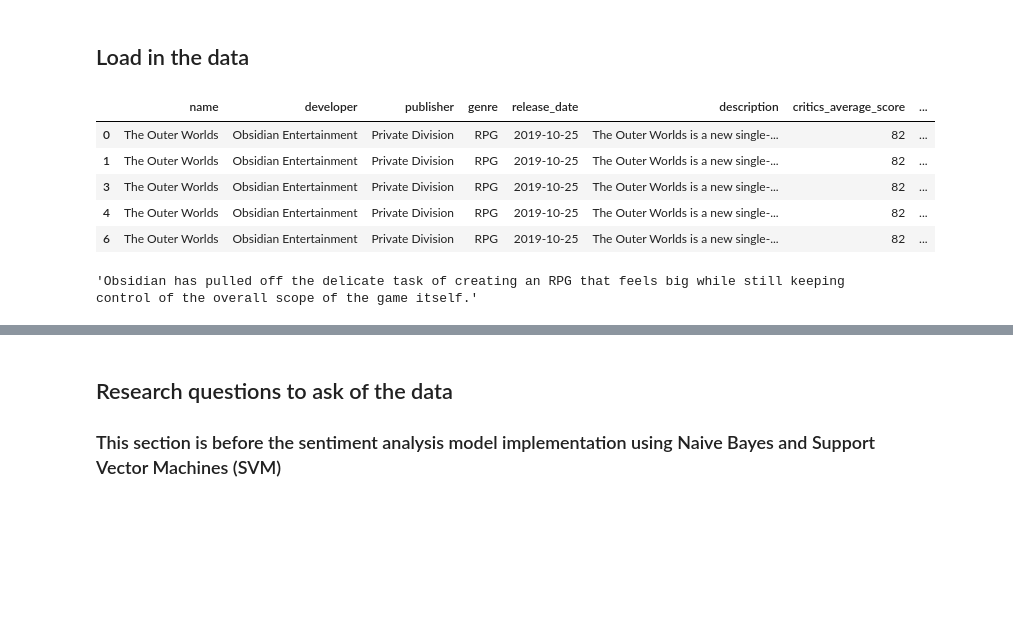
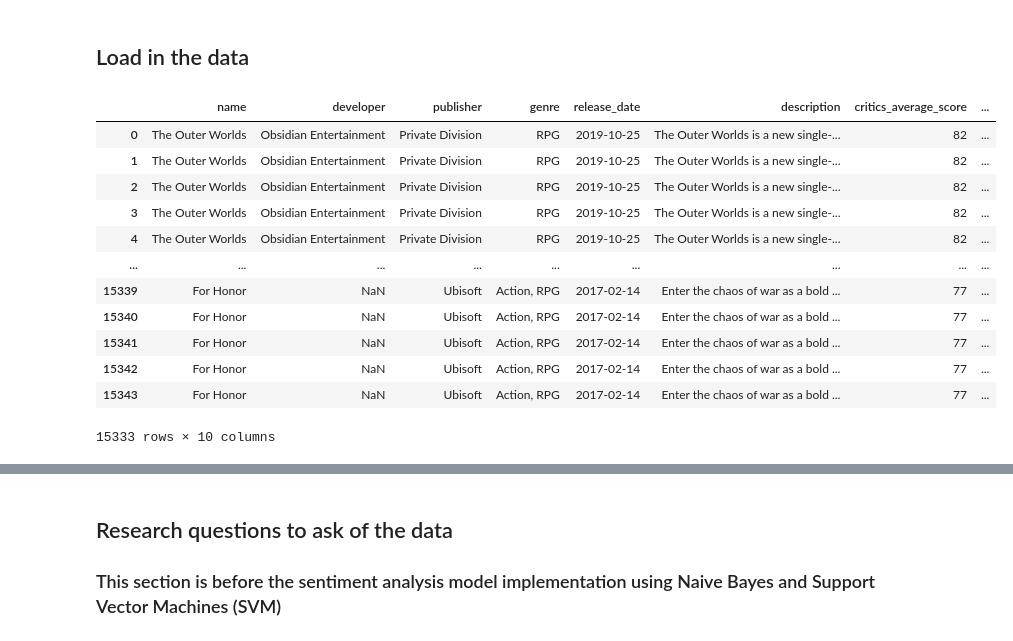
Before and after one commit to Maddix88/python_msc_coursework, a Jupyter notebook: Data analysis code.ipynb, the cells around one changed output, grey strips where cells are left out. Cells and saved outputs as stored; diff of their text form; code cells hidden in the pictures; blank space fills up the shorter version.

```diff
--- a/Data analysis code.ipynb
+++ b/Data analysis code.ipynb
@@ -19,19 +19,18 @@ from nltk.stem import WordNetLemmatizer
 # %%
 df = pd.read_csv("opencritic_data_cleaned.csv", index_col = "Unnamed: 0")
 
-df.head()
-
-df.dropna(inplace=True)
-
-df.head()
+df
 # %% [output]
 |  | name | developer | publisher | genre | release_date | description | critics_average_score | ... |
 | 0 | The Outer Worlds | Obsidian Entertainment | Private Division | RPG | 2019-10-25 | The Outer Worlds is a new single-... | 82 | ... |
 | 1 | The Outer Worlds | Obsidian Entertainment | Private Division | RPG | 2019-10-25 | The Outer Worlds is a new single-... | 82 | ... |
+| 2 | The Outer Worlds | Obsidian Entertainment | Private Division | RPG | 2019-10-25 | The Outer Worlds is a new single-... | 82 | ... |
 | 3 | The Outer Worlds | Obsidian Entertainment | Private Division | RPG | 2019-10-25 | The Outer Worlds is a new single-... | 82 | ... |
 | 4 | The Outer Worlds | Obsidian Entertainment | Private Division | RPG | 2019-10-25 | The Outer Worlds is a new single-... | 82 | ... |
-| 6 | The Outer Worlds | Obsidian Entertainment | Private Division | RPG | 2019-10-25 | The Outer Worlds is a new single-... | 82 | ... |
+| ... | ... | ... | ... | ... | ... | ... | ... | ... |
+| 15339 | For Honor | NaN | Ubisoft | Action, RPG | 2017-02-14 | Enter the chaos of war as a bold ... | 77 | ... |
+| 15340 | For Honor | NaN | Ubisoft | Action, RPG | 2017-02-14 | Enter the chaos of war as a bold ... | 77 | ... |
+| 15341 | For Honor | NaN | Ubisoft | Action, RPG | 2017-02-14 | Enter the chaos of war as a bold ... | 77 | ... |
+| 15342 | For Honor | NaN | Ubisoft | Action, RPG | 2017-02-14 | Enter the chaos of war as a bold ... | 77 | ... |
+| 15343 | For Honor | NaN | Ubisoft | Action, RPG | 2017-02-14 | Enter the chaos of war as a bold ... | 77 | ... |
+15333 rows × 10 columns
-# %%
-df.iloc[5,7]
-# %% [output]
-'Obsidian has pulled off the delicate task of creating an RPG that feels big while still keeping control of the overall scope of the game itself.'
```
Also changed, not shown: parts of 6 cells of this notebook.
